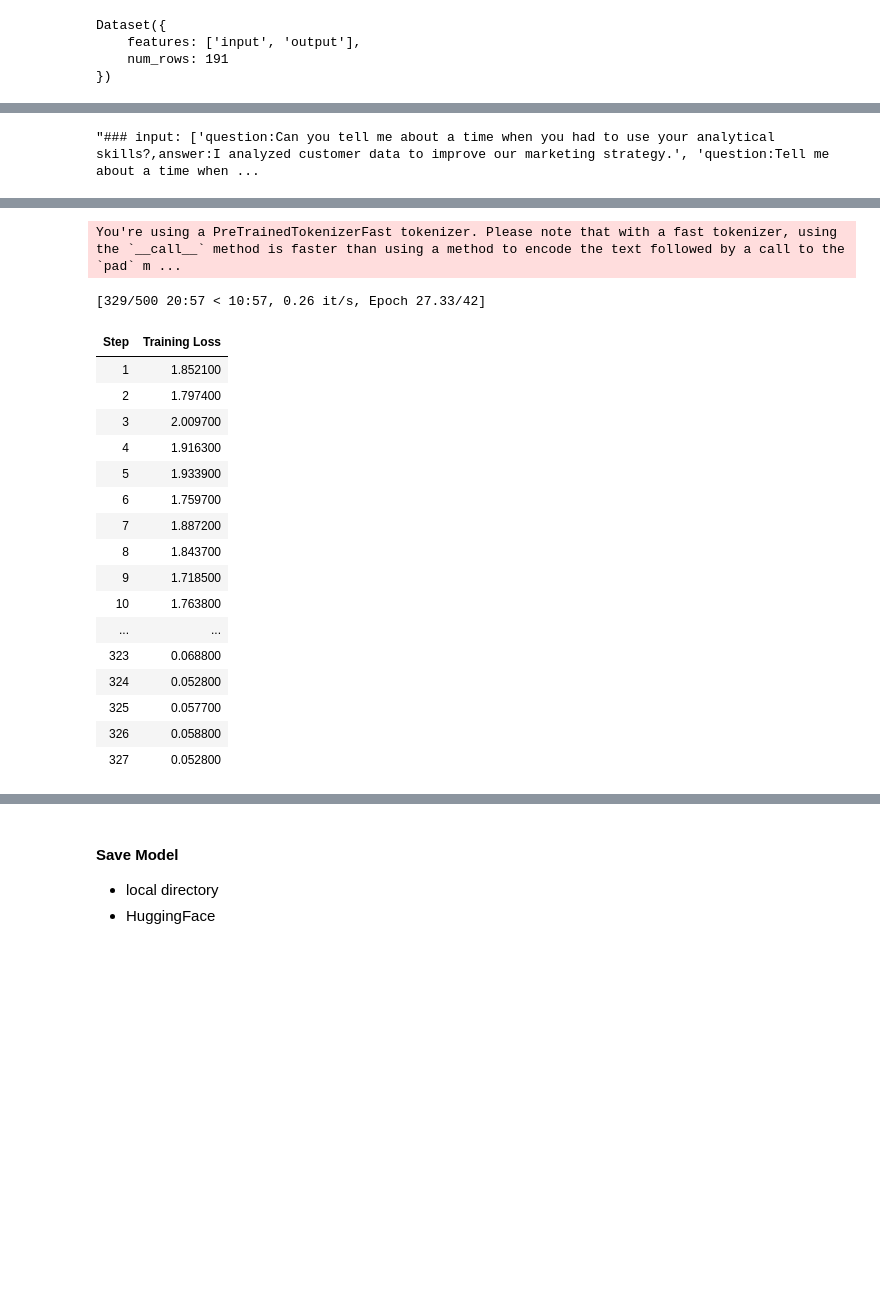
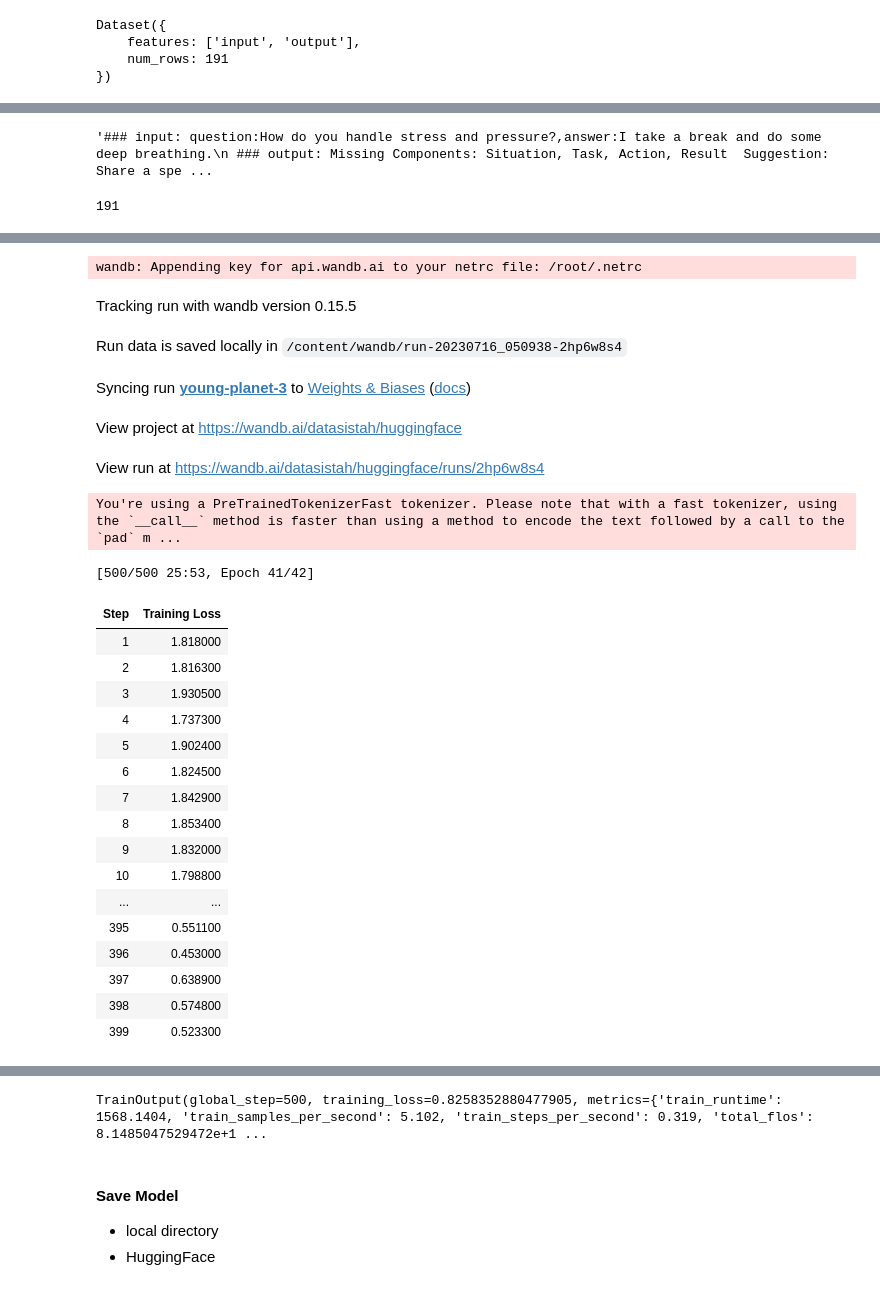
Before and after one commit to datasistah/STAR_method, a Jupyter notebook: StarMethodV2.ipynb, the cells around one changed output, grey strips where cells are left out. Cells and saved outputs as stored; diff of their text form; code cells hidden in the pictures; blank space fills up the shorter version.

```diff
--- a/StarMethodV2.ipynb
+++ b/StarMethodV2.ipynb
@@ -391,16 +384,23 @@ def formatting_func(example):
-# %%
-#testing training data format
-sample_data = dataset[:3]
-formatting_func(sample_data)
-# %% [output]
-"### input: ['question:Can you tell me about a time when you had to use your analytical skills?,answer:I analyzed customer data to improve our marketing strategy.', 'question:Tell me about a time when ...
+# %%
+def formatting_prompts_func(example):
+    text = f"### input: {example['input']}\n ### output: {example['output']}"
+    return text
+# %%
+#format dataset by combining input/output column
+formatting_prompts_func(dataset[2])
+# %% [output]
+'### input: question:How do you handle stress and pressure?,answer:I take a break and do some deep breathing.\n ### output: Missing Components: Situation, Task, Action, Result  Suggestion: Share a spe ...
+# %%
+len(dataset)
+# %% [output]
+191
 # %%
 trainer = SFTTrainer(
     model=model,
     train_dataset=dataset,
     peft_config=peft_config,
-    formatting_func=formatting_func,
     max_seq_length=512,
+    formatting_func=formatting_prompts_func,
     tokenizer=tokenizer,
     args=training_arguments,
     packing=True,
@@ -411,19 +412,25 @@ trainer.train()
-You're using a PreTrainedTokenizerFast tokenizer. Please note that with a fast tokenizer, using the `__call__` method is faster than using a method to encode the text followed by a call to the `pad` m ...
+wandb: Appending key for api.wandb.ai to your netrc file: /root/.netrc
+Tracking run with wandb version 0.15.5
+Run data is saved locally in /content/wandb/run-20230716_050938-2hp6w8s4
+Syncing run young-planet-3 to Weights & Biases (docs)
+View project at https://wandb.ai/datasistah/huggingface
+View run at https://wandb.ai/datasistah/huggingface/runs/2hp6w8s4
-[329/500 20:57 < 10:57, 0.26 it/s, Epoch 27.33/42]
+You're using a PreTrainedTokenizerFast tokenizer. Please note that with a fast tokenizer, using the `__call__` method is faster than using a method to encode the text followed by a call to the `pad` m ...
+[500/500 25:53, Epoch 41/42]
 | Step | Training Loss |
-| 1 | 1.852100 |
-| 2 | 1.797400 |
-| 3 | 2.009700 |
-| 4 | 1.916300 |
-| 5 | 1.933900 |
-| 6 | 1.759700 |
-| 7 | 1.887200 |
-| 8 | 1.843700 |
-| 9 | 1.718500 |
-| 10 | 1.763800 |
+| 1 | 1.818000 |
+| 2 | 1.816300 |
+| 3 | 1.930500 |
+| 4 | 1.737300 |
+| 5 | 1.902400 |
+| 6 | 1.824500 |
+| 7 | 1.842900 |
+| 8 | 1.853400 |
+| 9 | 1.832000 |
+| 10 | 1.798800 |
 | ... | ... |
-| 323 | 0.068800 |
-| 324 | 0.052800 |
-| 325 | 0.057700 |
-| 326 | 0.058800 |
-| 327 | 0.052800 |
+| 395 | 0.551100 |
+| 396 | 0.453000 |
+| 397 | 0.638900 |
+| 398 | 0.574800 |
+| 399 | 0.523300 |
@@ -430,3 +438,4 @@ You're using a PreTrainedTokenizerFast tokenizer. Please note that with a fast t
+TrainOutput(global_step=500, training_loss=0.8258352880477905, metrics={'train_runtime': 1568.1404, 'train_samples_per_second': 5.102, 'train_steps_per_second': 0.319, 'total_flos': 8.1485047529472e+1 ...
 # %% [markdown]
 #### Save Model
 
```
Also changed, not shown: parts of 23 cells of this notebook.
